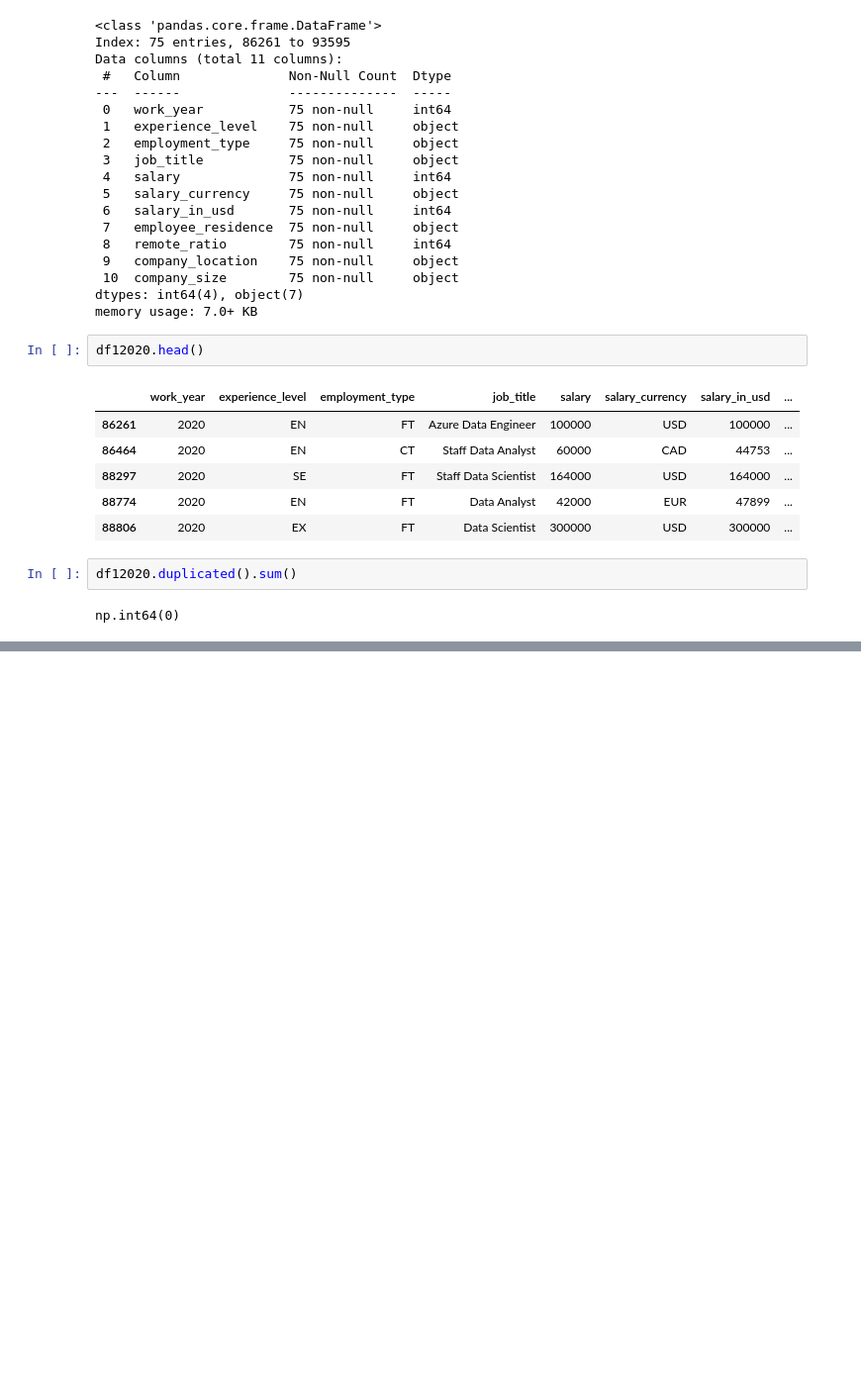
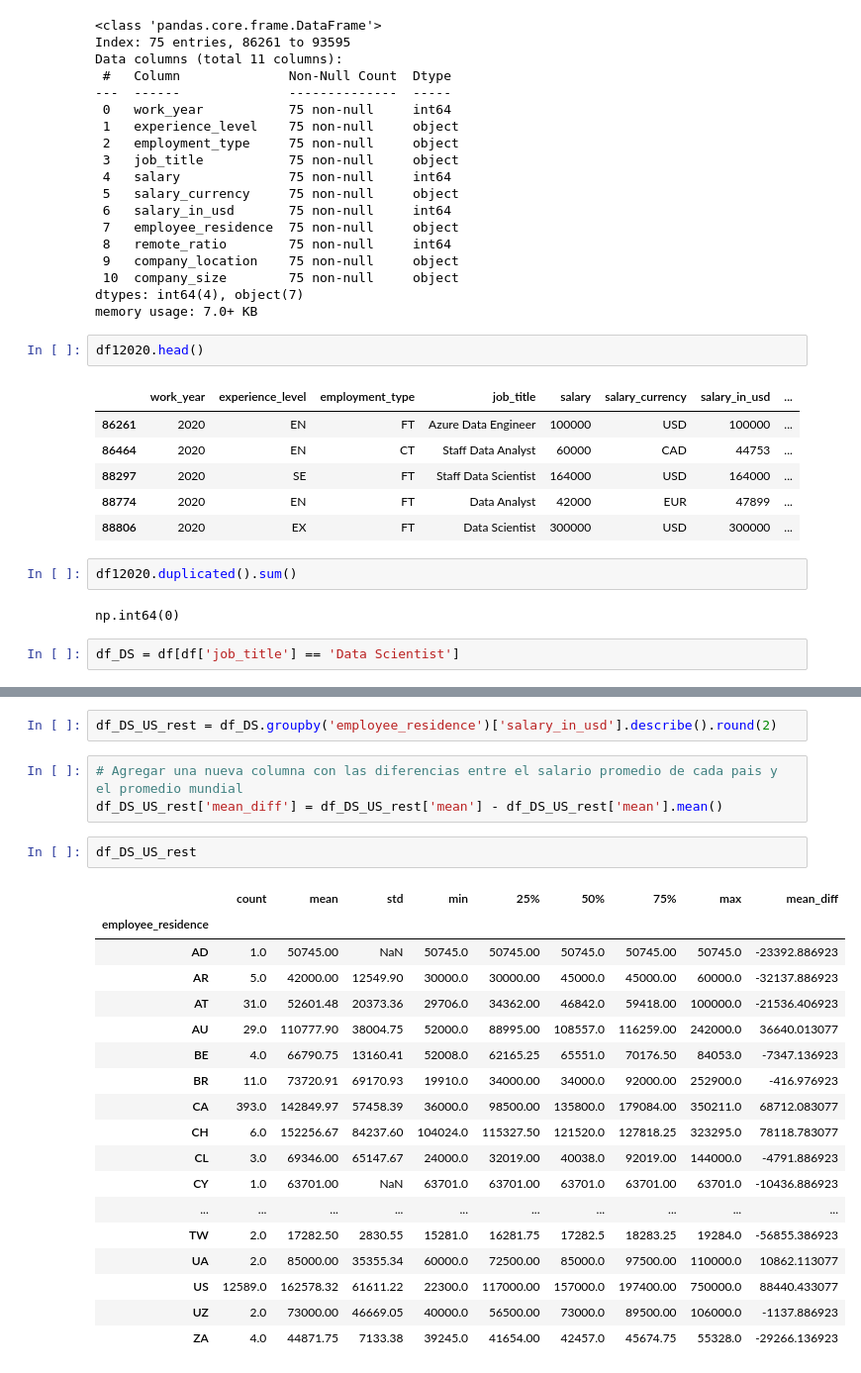
Before and after one commit to Fjmarvalr/Analisis-de-datos-de-Salarios, a Jupyter notebook: jl_analysis.ipynb, the cells around one changed output, grey strips where cells are left out. Shown at 99% size. Cells and saved outputs as stored; diff of their text form; blank space fills up the shorter version.

```diff
--- a/jl_analysis.ipynb
+++ b/jl_analysis.ipynb
@@ -95,3 +93,5 @@ df12020.head()
 df12020.duplicated().sum()
 # %% [output]
 np.int64(0)
+# %%
+df_DS = df[df['job_title'] == 'Data Scientist']
@@ -97,0 +213,26 @@ np.int64(0)
+# %%
+df_DS_US_rest = df_DS.groupby('employee_residence')['salary_in_usd'].describe().round(2)
+# %%
+# Agregar una nueva columna con las diferencias entre el salario promedio de cada pais y el promedio mundial
+df_DS_US_rest['mean_diff'] = df_DS_US_rest['mean'] - df_DS_US_rest['mean'].mean()
+# %%
+df_DS_US_rest
+# %% [output]
+|  | count | mean | std | min | 25% | 50% | 75% | max | mean_diff |
+| employee_residence |  |  |  |  |  |  |  |  |  |
+| AD | 1.0 | 50745.00 | NaN | 50745.0 | 50745.00 | 50745.0 | 50745.00 | 50745.0 | -23392.886923 |
+| AR | 5.0 | 42000.00 | 12549.90 | 30000.0 | 30000.00 | 45000.0 | 45000.00 | 60000.0 | -32137.886923 |
+| AT | 31.0 | 52601.48 | 20373.36 | 29706.0 | 34362.00 | 46842.0 | 59418.00 | 100000.0 | -21536.406923 |
+| AU | 29.0 | 110777.90 | 38004.75 | 52000.0 | 88995.00 | 108557.0 | 116259.00 | 242000.0 | 36640.013077 |
+| BE | 4.0 | 66790.75 | 13160.41 | 52008.0 | 62165.25 | 65551.0 | 70176.50 | 84053.0 | -7347.136923 |
+| BR | 11.0 | 73720.91 | 69170.93 | 19910.0 | 34000.00 | 34000.0 | 92000.00 | 252900.0 | -416.976923 |
+| CA | 393.0 | 142849.97 | 57458.39 | 36000.0 | 98500.00 | 135800.0 | 179084.00 | 350211.0 | 68712.083077 |
+| CH | 6.0 | 152256.67 | 84237.60 | 104024.0 | 115327.50 | 121520.0 | 127818.25 | 323295.0 | 78118.783077 |
+| CL | 3.0 | 69346.00 | 65147.67 | 24000.0 | 32019.00 | 40038.0 | 92019.00 | 144000.0 | -4791.886923 |
+| CY | 1.0 | 63701.00 | NaN | 63701.0 | 63701.00 | 63701.0 | 63701.00 | 63701.0 | -10436.886923 |
+| ... | ... | ... | ... | ... | ... | ... | ... | ... | ... |
+| TW | 2.0 | 17282.50 | 2830.55 | 15281.0 | 16281.75 | 17282.5 | 18283.25 | 19284.0 | -56855.386923 |
+| UA | 2.0 | 85000.00 | 35355.34 | 60000.0 | 72500.00 | 85000.0 | 97500.00 | 110000.0 | 10862.113077 |
+| US | 12589.0 | 162578.32 | 61611.22 | 22300.0 | 117000.00 | 157000.0 | 197400.00 | 750000.0 | 88440.433077 |
+| UZ | 2.0 | 73000.00 | 46669.05 | 40000.0 | 56500.00 | 73000.0 | 89500.00 | 106000.0 | -1137.886923 |
+| ZA | 4.0 | 44871.75 | 7133.38 | 39245.0 | 41654.00 | 42457.0 | 45674.75 | 55328.0 | -29266.136923 |
```
Also changed, not shown: parts of 8 cells of this notebook.
